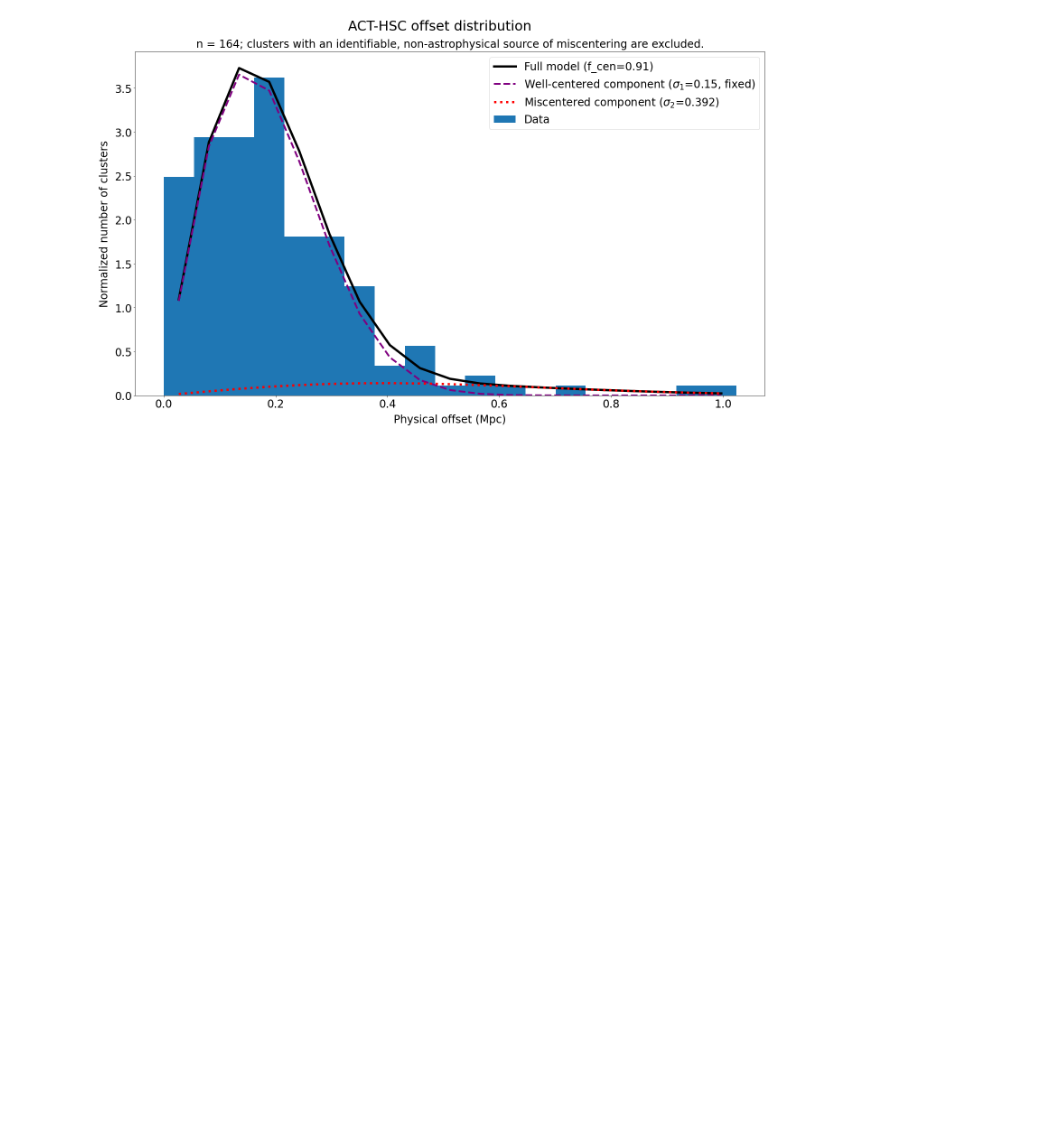
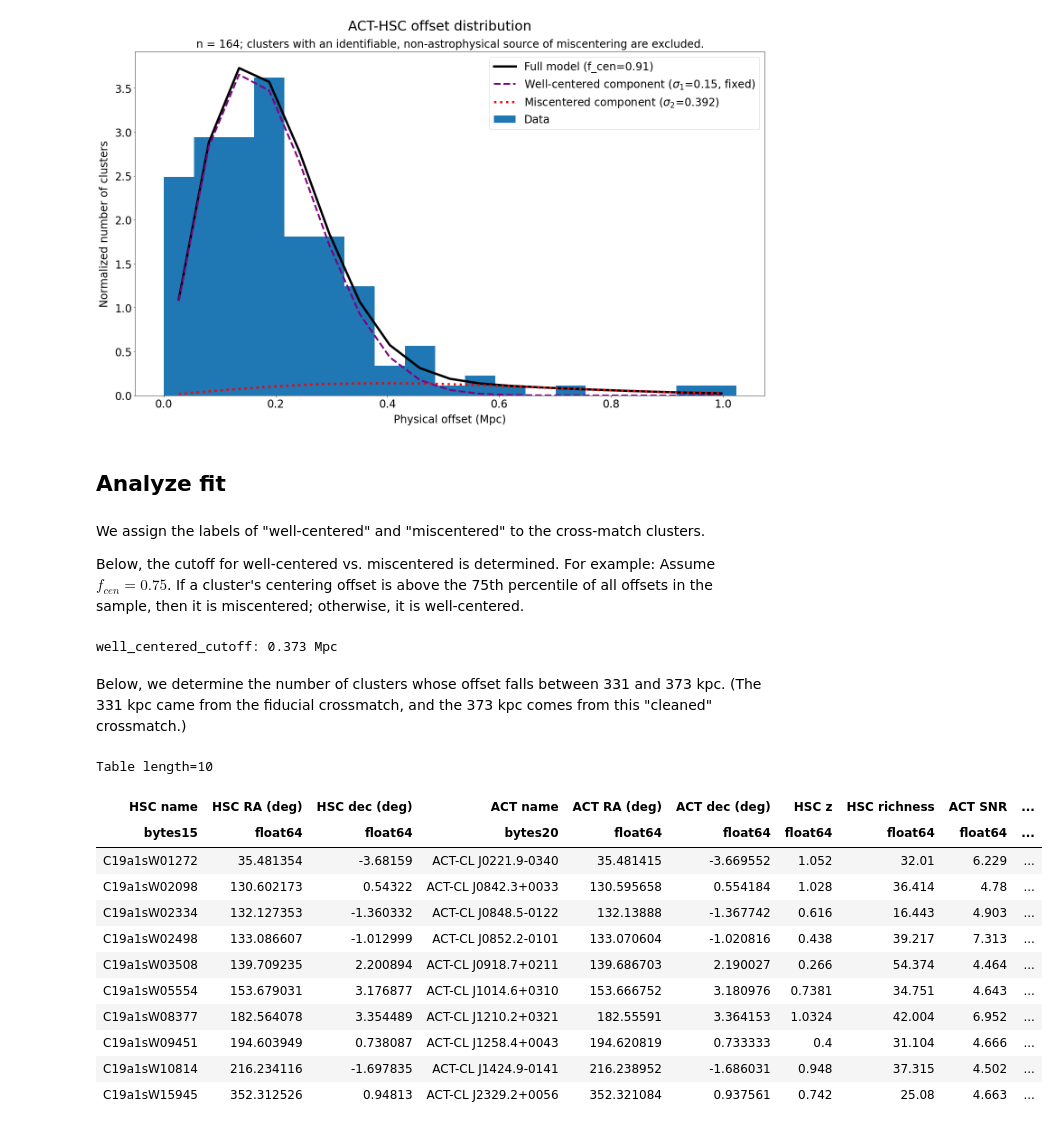
Before and after one commit to Jupiter1994/hsc-miscentering, a Jupyter notebook: HSC_ACT_Offset_Distribution.ipynb, the cells around one changed output. Saved outputs shown, nothing was run; the diff lists cells and outputs as text; code cells hidden in the pictures; blank space fills up the shorter version.

Commit message:
analyzing cleaned offset distro

```diff
--- a/HSC_ACT_Offset_Distribution.ipynb
+++ b/HSC_ACT_Offset_Distribution.ipynb
@@ -28,11 +28,13 @@ reasons_for_exclusion = {'Artifact', 'Chose wrong CG', 'Deblending', 'False matc
 exclude_from_distro = [(cause in reasons_for_exclusion) for cause in cause_of_misc]
 exclude_from_distro = np.array(exclude_from_distro)
 # %%
+offsets_fiducial = cm_catalog['Offset (Mpc)']
+
 exclude_clusters = True
 if exclude_clusters:
-    physical_offsets = cm_catalog['Offset (Mpc)'][~exclude_from_distro]
+    offsets = offsets_fiducial[~exclude_from_distro]
 else:
-    physical_offsets = cm_catalog['Offset (Mpc)']
+    offsets = offsets_fiducial
 # %% [markdown]
 ## Create offsets model
 # %%
@@ -317,3 +319,44 @@ plt.legend()
 plt.show()
 # %% [output]
 [figure]
+# %% [markdown]
+## Analyze fit
+# %% [markdown]
+We assign the labels of "well-centered" and "miscentered" to the cross-match clusters.
+
+
+Below, the cutoff for well-centered vs. miscentered is determined. For example: Assume $f_{cen}=0.75$. If a cluster's centering offset is above the 75th percentile of all offsets in the sample, then it is miscentered; otherwise, it is well-centered.
+# %%
+well_centered_cutoff = np.percentile(offsets, 100*f_best)
+print(f'well_centered_cutoff: {np.round(well_centered_cutoff, 3)} Mpc')
+is_well_centered = [(offset < well_centered_cutoff) for offset in offsets]
+is_well_centered = np.asarray(is_well_centered)
+# %% [output]
+well_centered_cutoff: 0.373 Mpc
+# %% [markdown]
+Below, we determine the number of clusters whose offset falls between 331 and 373 kpc. (The 331 kpc came from the fiducial crossmatch, and the 373 kpc comes from this "cleaned" crossmatch.)
+# %%
+# offsets_sorted = np.sort(offsets)
+cutoff1 = 0.331
+cutoff2 = 0.373
+
+between_cutoffs = (offsets > cutoff1) & (offsets < cutoff2)
+#offsets[between_cutoffs]
+
+# examine miscentering causes of the clusters in this offset range
+between_cutoffs_fiducial = (offsets_fiducial > cutoff1) & (offsets_fiducial < cutoff2)
+cm_catalog[between_cutoffs_fiducial]
+# %% [output]
+Table length=10
+| HSC name | HSC RA (deg) | HSC dec (deg) | ACT name | ACT RA (deg) | ACT dec (deg) | HSC z | HSC richness | ACT SNR | ... |
+| bytes15 | float64 | float64 | bytes20 | float64 | float64 | float64 | float64 | float64 | ... |
+| C19a1sW01272 | 35.481354 | -3.68159 | ACT-CL J0221.9-0340 | 35.481415 | -3.669552 | 1.052 | 32.01 | 6.229 | ... |
+| C19a1sW02098 | 130.602173 | 0.54322 | ACT-CL J0842.3+0033 | 130.595658 | 0.554184 | 1.028 | 36.414 | 4.78 | ... |
+| C19a1sW02334 | 132.127353 | -1.360332 | ACT-CL J0848.5-0122 | 132.13888 | -1.367742 | 0.616 | 16.443 | 4.903 | ... |
+| C19a1sW02498 | 133.086607 | -1.012999 | ACT-CL J0852.2-0101 | 133.070604 | -1.020816 | 0.438 | 39.217 | 7.313 | ... |
+| C19a1sW03508 | 139.709235 | 2.200894 | ACT-CL J0918.7+0211 | 139.686703 | 2.190027 | 0.266 | 54.374 | 4.464 | ... |
+| C19a1sW05554 | 153.679031 | 3.176877 | ACT-CL J1014.6+0310 | 153.666752 | 3.180976 | 0.7381 | 34.751 | 4.643 | ... |
+| C19a1sW08377 | 182.564078 | 3.354489 | ACT-CL J1210.2+0321 | 182.55591 | 3.364153 | 1.0324 | 42.004 | 6.952 | ... |
+| C19a1sW09451 | 194.603949 | 0.738087 | ACT-CL J1258.4+0043 | 194.620819 | 0.733333 | 0.4 | 31.104 | 4.666 | ... |
+| C19a1sW10814 | 216.234116 | -1.697835 | ACT-CL J1424.9-0141 | 216.238952 | -1.686031 | 0.948 | 37.315 | 4.502 | ... |
+| C19a1sW15945 | 352.312526 | 0.94813 | ACT-CL J2329.2+0056 | 352.321084 | 0.937561 | 0.742 | 25.08 | 4.663 | ... |
```
Also changed, not shown: parts of 2 cells of this notebook.
